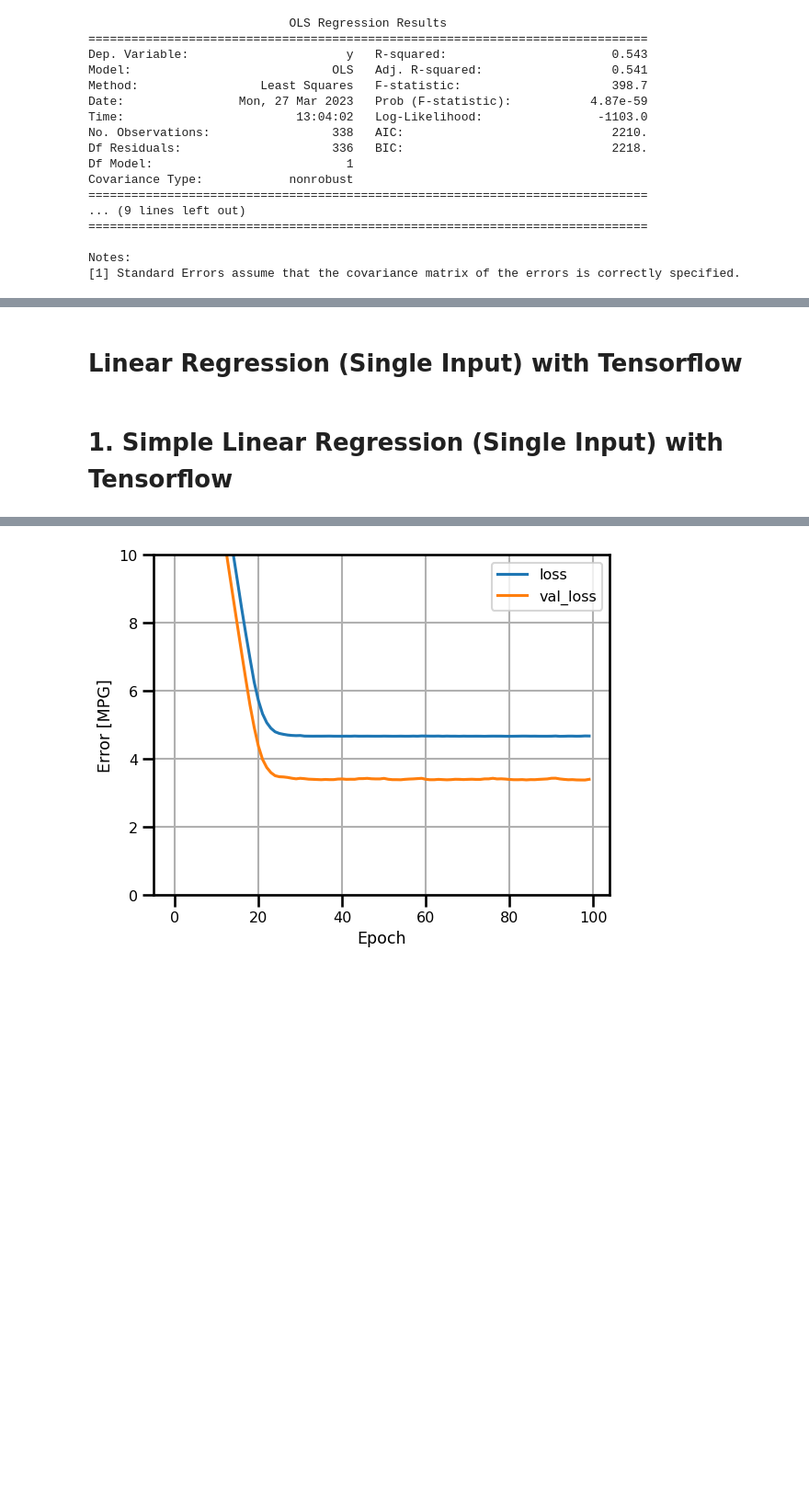
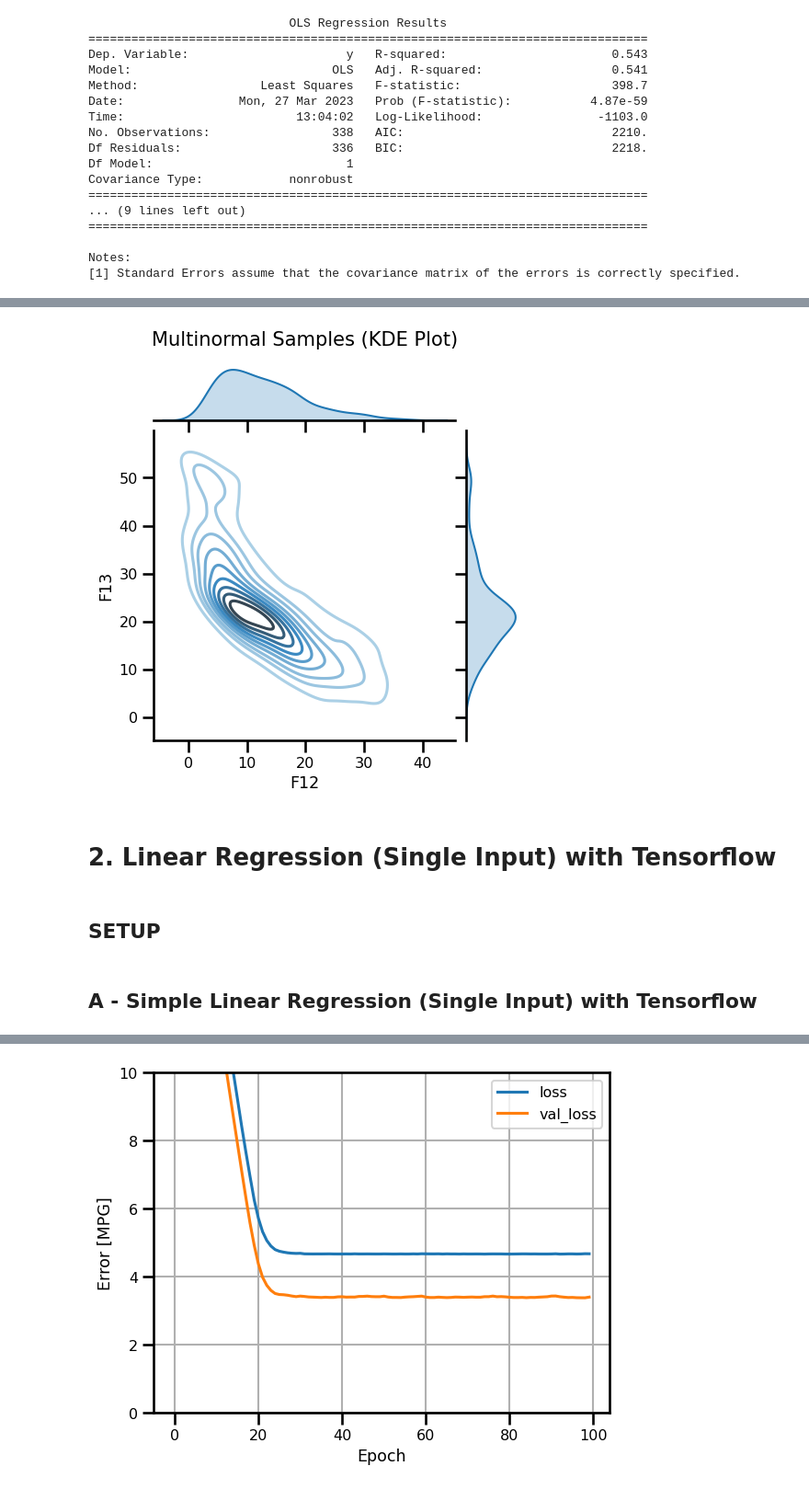
Before and after one commit to Simha-Kalimipalli/sentinel_sat_downloader, a Jupyter notebook: Estimate_prediction_process/uncertanity_example/Uncertainty_Tensorflow_and_Tensorflow_probability.ipynb, the cells around one changed output, grey strips where cells are left out. Shown at 92% size. Saved outputs shown, nothing was run; the diff lists cells and outputs as text; code cells hidden in the pictures; blank space fills up the shorter version.

```diff
--- a/Estimate_prediction_process/uncertanity_example/Uncertainty_Tensorflow_and_Tensorflow_probability.ipynb
+++ b/Estimate_prediction_process/uncertanity_example/Uncertainty_Tensorflow_and_Tensorflow_probability.ipynb
@@ -219,2 +259,11 @@ Notes:
+# %%
+g = sns.JointGrid(x=df1["F12"], y=df1["F13"],    height=5)
+g = g.plot_joint(sns.kdeplot, cmap='Blues_d')
+g = g.plot_marginals(sns.kdeplot, shade=True)
+g.fig.suptitle('Multinormal Samples (KDE Plot)', y=1.04);
+# %% [output]
+[figure, added]
 # %% [markdown]
-# Linear Regression (Single Input) with Tensorflow
+# 2. Linear Regression (Single Input) with Tensorflow
+# %% [markdown]
+## SETUP
@@ -221,5 +286,5 @@ Notes:
 # %% [markdown]
-# 1. Simple Linear Regression (Single Input) with Tensorflow
+## A - Simple Linear Regression (Single Input) with Tensorflow
 # %%
 horsepower = np.array(df.iloc[:,12])
 
```
Also changed, not shown: parts of 37 cells of this notebook, 7 other files.
